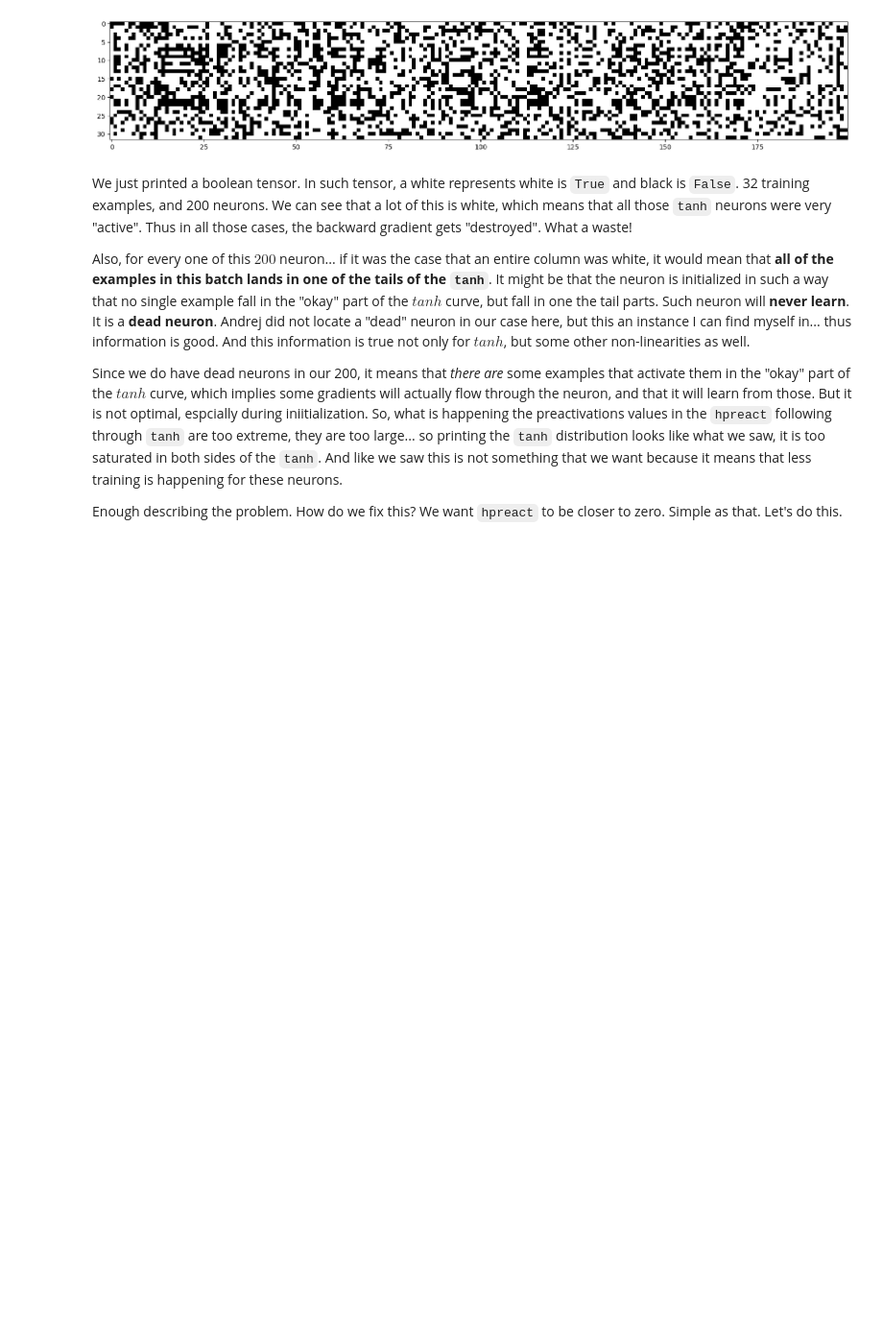
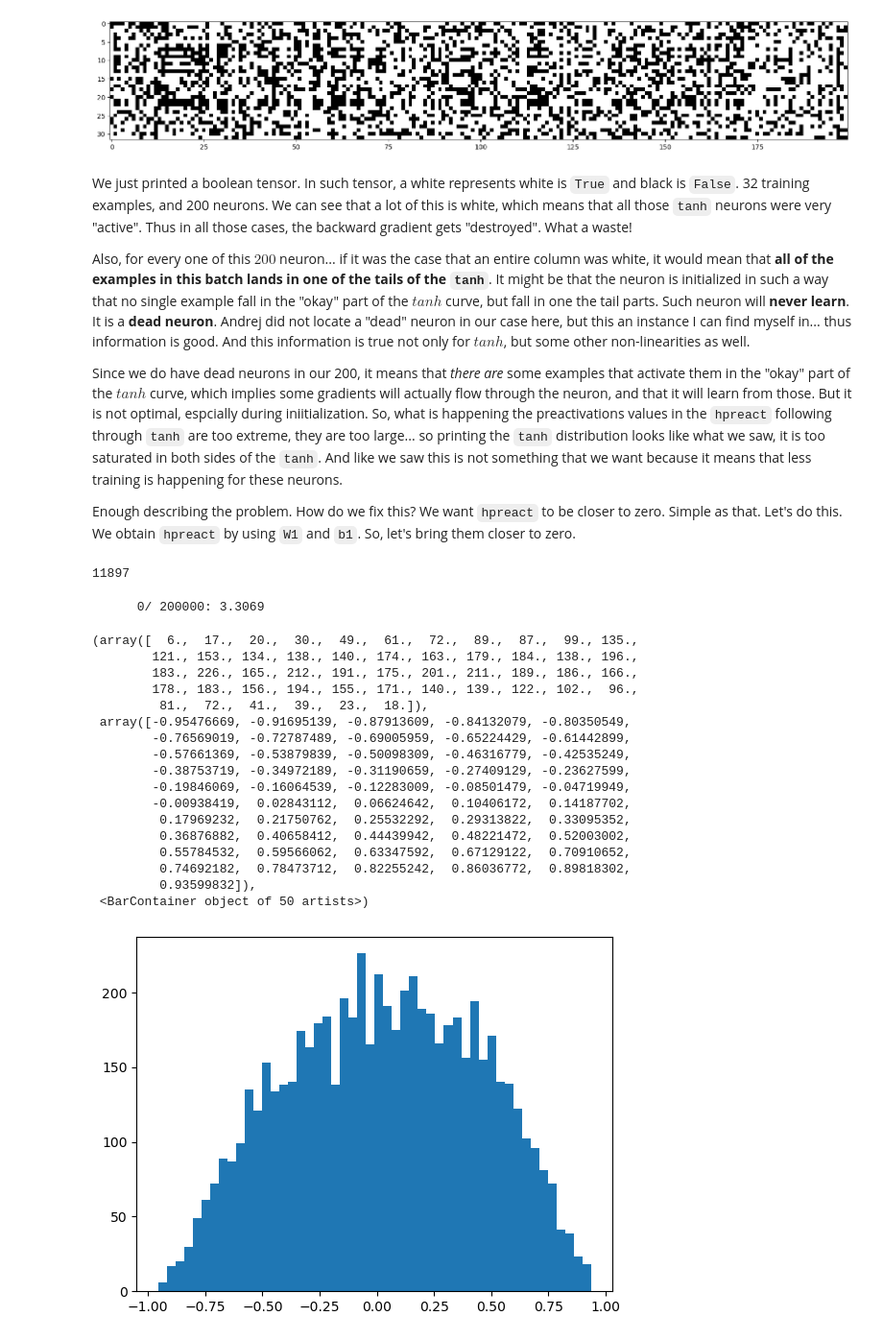
Before and after one commit to kassi-bertrand/machine-learning-notes, a Jupyter notebook: 08-Building Makemore/part-3.ipynb, the cells around one changed output. Shown at 96% size. Cells and saved outputs as stored; diff of their text form; code cells hidden in the pictures; blank space fills up the shorter version.

```diff
--- a/08-Building Makemore/part-3.ipynb
+++ b/08-Building Makemore/part-3.ipynb
@@ -485,7 +485,7 @@ Also, for every one of this $200$ neuron... if it was the case that an entire co
 
 Since we do have dead neurons in our 200, it means that _there are_ some examples that activate them in the "okay" part of the $tanh$ curve, which implies some gradients will actually flow through the neuron, and that it will learn from those. But it is not optimal, espcially during iniitialization. So, what is happening the preactivations values in the `hpreact` following through `tanh` are too extreme, they are too large... so printing the `tanh` distribution looks like what we saw, it is too saturated in both sides of the `tanh`. And like we saw this is not something that we want because it means that less training is happening for these neurons.
 
-Enough describing the problem. How do we fix this? We want `hpreact` to be closer to zero. Simple as that. Let's do this.
+Enough describing the problem. How do we fix this? We want `hpreact` to be closer to zero. Simple as that. Let's do this. We obtain `hpreact` by using `W1` and `b1`. So, let's bring them closer to zero.
 # %%
 # MLP revisited
 n_embed = 10 # the dimensionality of the character embeding vectors
@@ -493,12 +493,73 @@ n_hidden = 200 # the number of neurons in the hidden layer of the MLP
 
 g = torch.Generator().manual_seed(2147483647) # for reproducibility
 C = torch.randn((vocab_size, n_embed),              generator=g)
-W1 = torch.randn((n_embed * block_size, n_hidden),  generator=g)
-b1 = torch.randn(n_hidden,                          generator=g)
-W2 = torch.randn((n_hidden, vocab_size),            generator=g) * 0.01 # NOT ZERO
-b2 = torch.randn(vocab_size,                        generator=g) * 0 # ZERO
+W1 = torch.randn((n_embed * block_size, n_hidden),  generator=g) * 0.1 # SCALE DOWN THE WEIGHTS
+b1 = torch.randn(n_hidden,                          generator=g) * 0.01 # TO GET A LITTLE BIT OF ENTROPY (ANDREJ'S RECOMMENDATION)
+W2 = torch.randn((n_hidden, vocab_size),            generator=g) * 0.01
+b2 = torch.randn(vocab_size,                        generator=g) * 0
 
 parameters = [C, W1, b1, W2, b2]
 print(sum(p.nelement() for p in parameters)) # number of parameters in total
 for p in parameters:
     p.requires_grad = True
+# %% [output]
+11897
+# %%
+# Same optimization as last time
+max_steps = 200000
+batch_size = 32
+lossi = []
+
+for i in range(max_steps):
+
+    # minibatch construct
+    ix = torch.randint(0, Xtr.shape[0], (batch_size,), generator=g)
+    Xb, Yb = Xtr[ix], Ytr[ix] # batch X, Y
+
+    # forward pass
+    emb = C[Xb] # embed the characters into vectors
+    embcat = emb.view(emb.shape[0], -1) # concatenate the vectors
+    hpreact = embcat @ W1 + b1 # hidden layer pre-activation
+    h = torch.tanh(hpreact) # hidden layer
+    logits = h @ W2 + b2 # output layer
+    loss = F.cross_entropy(logits, Yb) # loss function
+
+    # backward pass
+    for p in parameters:
+        p.grad = None
+    loss.backward()
+
+    # update
+    lr = 0.1 if i < 100000 else 0.01 # step learning rate decay
+    for p in parameters:
+        p.data += -lr * p.grad
+
+    # track stats
+    if i % 10000 == 0: # print every once in a white (multiple)
+        print(f'{i:7d}/{max_steps:7d}: {loss.item():.4f}')
+    lossi.append(loss.log10().item())
+
+    break # stop after first batch
+# %% [output]
+      0/ 200000: 3.3069
+# %%
+plt.hist(h.view(-1).tolist(), 50) # 50 bins
+# %% [output]
+(array([  6.,  17.,  20.,  30.,  49.,  61.,  72.,  89.,  87.,  99., 135.,
+        121., 153., 134., 138., 140., 174., 163., 179., 184., 138., 196.,
+        183., 226., 165., 212., 191., 175., 201., 211., 189., 186., 166.,
+        178., 183., 156., 194., 155., 171., 140., 139., 122., 102.,  96.,
+         81.,  72.,  41.,  39.,  23.,  18.]),
+ array([-0.95476669, -0.91695139, -0.87913609, -0.84132079, -0.80350549,
+        -0.76569019, -0.72787489, -0.69005959, -0.65224429, -0.61442899,
+        -0.57661369, -0.53879839, -0.50098309, -0.46316779, -0.42535249,
+        -0.38753719, -0.34972189, -0.31190659, -0.27409129, -0.23627599,
+        -0.19846069, -0.16064539, -0.12283009, -0.08501479, -0.04719949,
+        -0.00938419,  0.02843112,  0.06624642,  0.10406172,  0.14187702,
+         0.17969232,  0.21750762,  0.25532292,  0.29313822,  0.33095352,
+         0.36876882,  0.40658412,  0.44439942,  0.48221472,  0.52003002,
+         0.55784532,  0.59566062,  0.63347592,  0.67129122,  0.70910652,
+         0.74692182,  0.78473712,  0.82255242,  0.86036772,  0.89818302,
+         0.93599832]),
+ <BarContainer object of 50 artists>)
+[figure, added]
```
Also changed, not shown: parts of 11 cells of this notebook.
